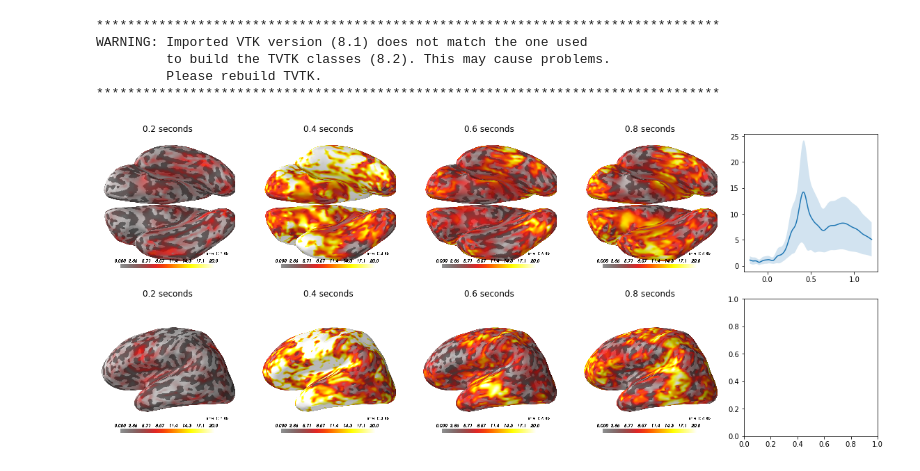
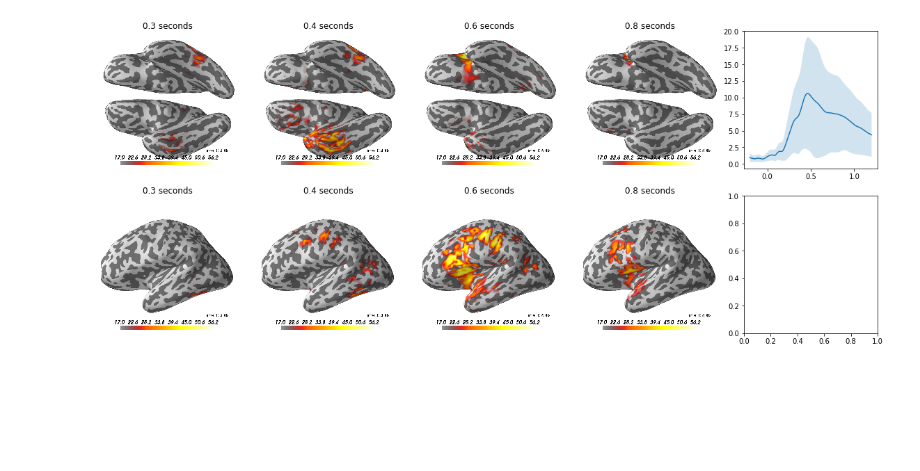
Before and after one commit to listenzcc/inverse_analysis, a Jupyter notebook: analysis_demo_1.ipynb, the cells around one changed output. Cells and saved outputs as stored; diff of their text form; code cells hidden in the pictures; blank space fills up the shorter version.

```diff
--- a/analysis_demo_1.ipynb
+++ b/analysis_demo_1.ipynb
@@ -8,7 +9,7 @@ FS_subjects_dir = os.path.join('D:\\', 'freesurfer', 'subjects')
 MEG_subjects_dir = os.path.join('D:\\', 'RSVP_data', 'processed_data')
 Subject_ids = 'S{id:02d}'
 # %%
-sid = Subject_ids.format(id=3)
+sid = Subject_ids.format(id=4)
 FS_subject = 'RSVP_MRI_{}'.format(sid)
 MEG_subject = os.path.join(MEG_subjects_dir, 'MEG_{}'.format(sid))
 
@@ -167,39 +167,36 @@ stc = mne.minimum_norm.apply_inverse(epochs['1'].average(), inv, lambda2=0.1, re
 # https://mne.tools/stable/generated/mne.minimum_norm.apply_inverse_epochs.html#mne.minimum_norm.apply_inverse_epochs
 stcs = mne.minimum_norm.apply_inverse_epochs(epochs['1'], inv, lambda2=0.1)
 # %%
-clim = dict(kind='value', lims=[0, 10, 20])
+alldata = sorted(stc.data.ravel(), reverse=True)
+n = len(alldata)
+clim = dict(kind='value', lims=[alldata[int(n * r)] for r in [0.05, 0.01, 0]])
 
-times = [0.2, 0.4, 0.6, 0.8]
+times = [0.3, 0.4, 0.6, 0.8]
 fig, axes = plt.subplots(2, len(times)+1, figsize=((len(times)+1) * 4, 8))
 
 stc_mean = stc.data.mean(0)
 stc_var = stc.data.std(0)
 ax = axes[0][-1]
 ax.plot(stc.times, stc_mean)
 ax.fill_between(stc.times, stc_mean - stc_var, stc_mean + stc_var, alpha=0.2)
 
 for j, time in enumerate(times):
     brain = stc.plot(subjects_dir=FS_subjects_dir, hemi='both', clim=clim,
                      initial_time=time, background='w', foreground='k')
 
     im = []
     brain.show_view('ven')
     im.append(brain.screenshot())
     brain.show_view('med')
     im.append(brain.screenshot())
     brain.close()
 
     for i in range(2):
         ax = axes[i][j]
         ax.imshow(im[i])
         ax.axis('off')
         ax.get_xaxis().set_visible(False)
         ax.get_yaxis().set_visible(False)
         ax.set_title('{} seconds'.format(time))
 # %% [output]
-********************************************************************************
-WARNING: Imported VTK version (8.1) does not match the one used
-         to build the TVTK classes (8.2). This may cause problems.
-         Please rebuild TVTK.
-********************************************************************************
-[figure, old version]
+[figure, new version]
```
Also changed, not shown: parts of 4 cells of this notebook, 3 other files.
